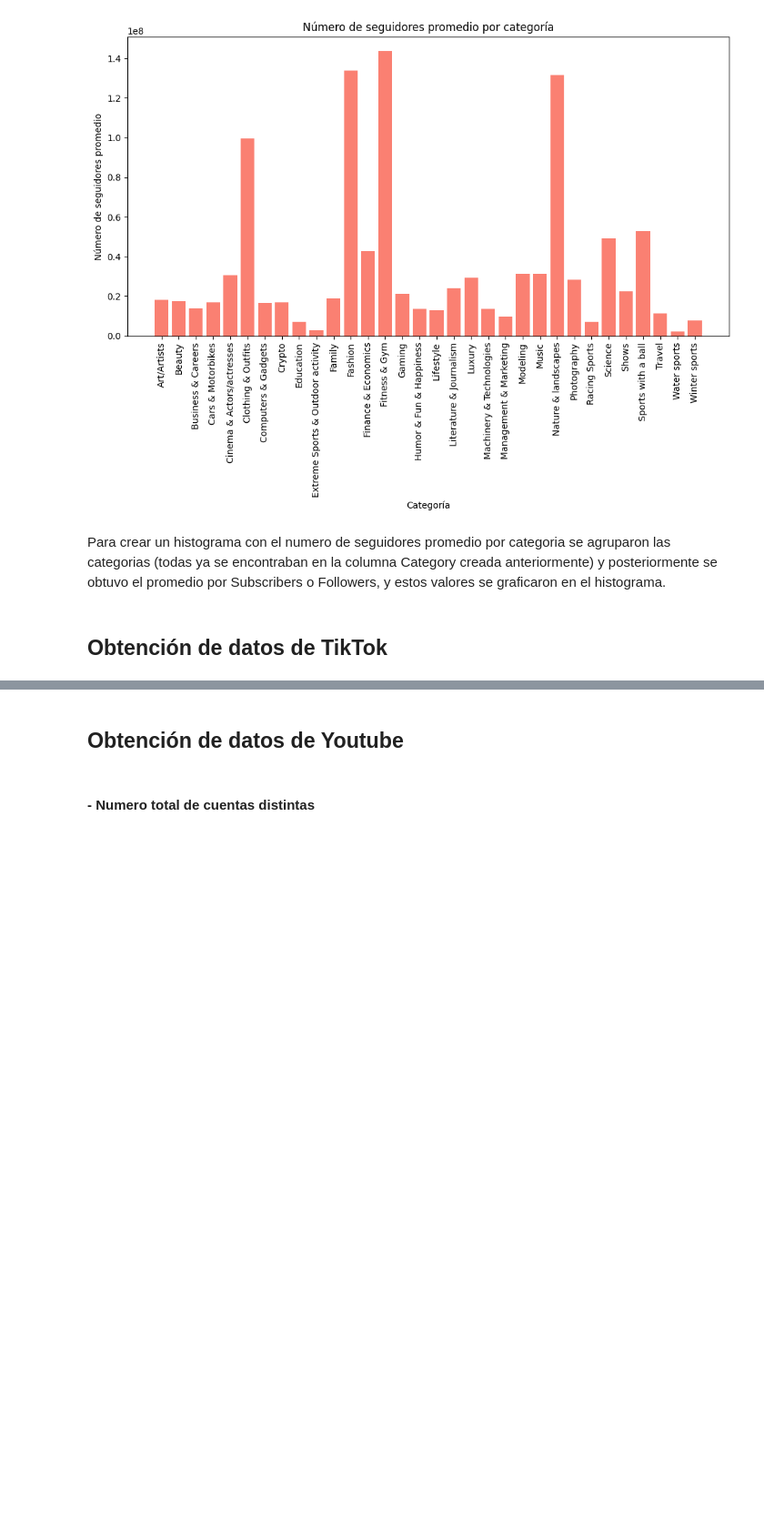
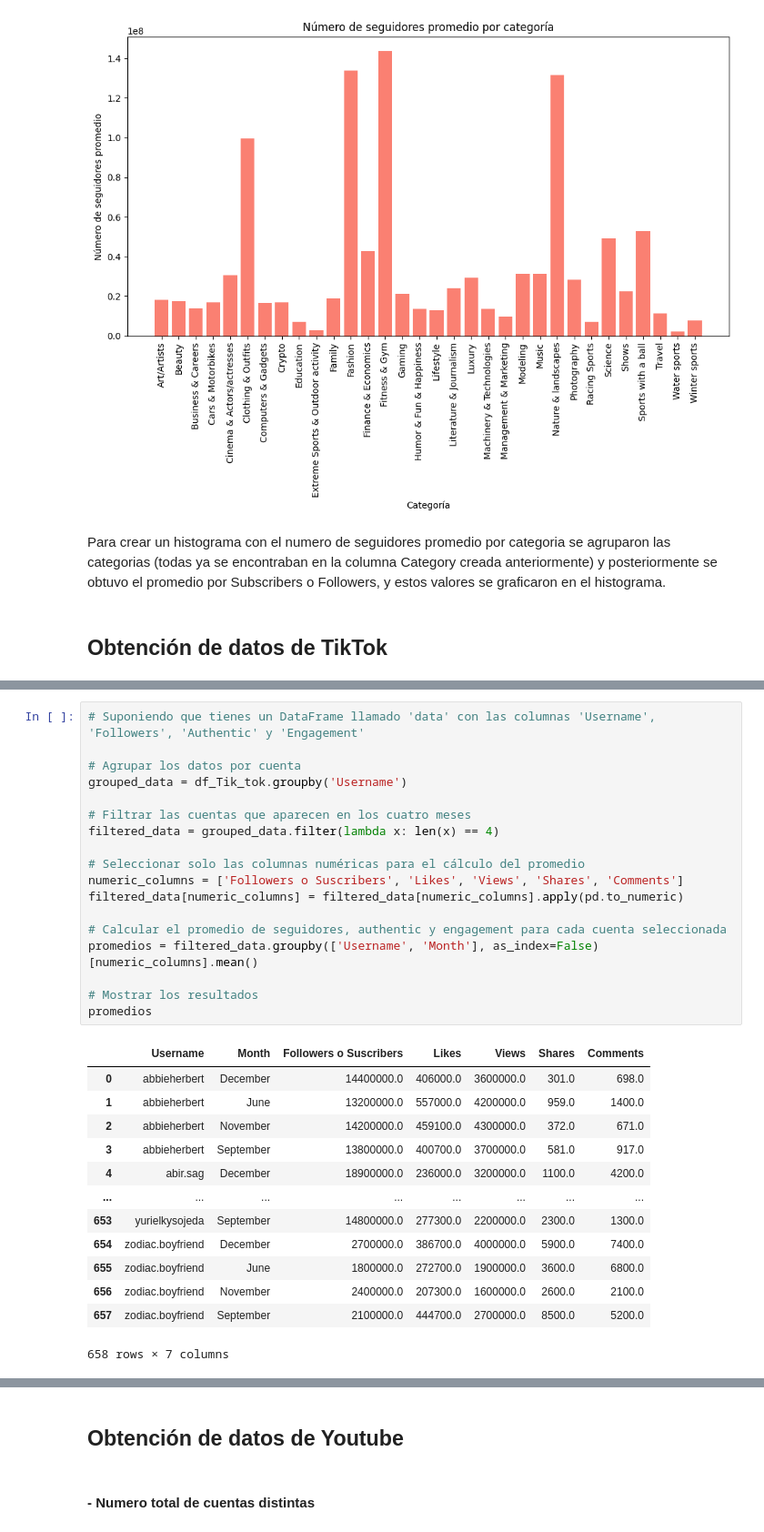
Before and after one commit to MonicaGonzalez30/CienciaDatosLasChicasSuperpoderosas, a Jupyter notebook: Proyectos/Unidad2/Redes_Sociales.ipynb, the cells around one changed output, grey strips where cells are left out. Shown at 91% size. Cells and saved outputs as stored; diff of their text form; blank space fills up the shorter version.

```diff
--- a/Proyectos/Unidad2/Redes_Sociales.ipynb
+++ b/Proyectos/Unidad2/Redes_Sociales.ipynb
@@ -836,0 +871,32 @@ Para crear un histograma con el numero de seguidores promedio por categoria se a
+# %%
+# Suponiendo que tienes un DataFrame llamado 'data' con las columnas 'Username', 'Followers', 'Authentic' y 'Engagement'
+
+# Agrupar los datos por cuenta
+grouped_data = df_Tik_tok.groupby('Username')
+
+# Filtrar las cuentas que aparecen en los cuatro meses
+filtered_data = grouped_data.filter(lambda x: len(x) == 4)
+
+# Seleccionar solo las columnas numéricas para el cálculo del promedio
+numeric_columns = ['Followers o Suscribers', 'Likes', 'Views', 'Shares', 'Comments']
+filtered_data[numeric_columns] = filtered_data[numeric_columns].apply(pd.to_numeric)
+
+# Calcular el promedio de seguidores, authentic y engagement para cada cuenta seleccionada
+promedios = filtered_data.groupby(['Username', 'Month'], as_index=False)[numeric_columns].mean()
+
+# Mostrar los resultados
+promedios
+# %% [output]
+|  | Username | Month | Followers o Suscribers | Likes | Views | Shares | Comments |
+| 0 | abbieherbert | December | 14400000.0 | 406000.0 | 3600000.0 | 301.0 | 698.0 |
+| 1 | abbieherbert | June | 13200000.0 | 557000.0 | 4200000.0 | 959.0 | 1400.0 |
+| 2 | abbieherbert | November | 14200000.0 | 459100.0 | 4300000.0 | 372.0 | 671.0 |
+| 3 | abbieherbert | September | 13800000.0 | 400700.0 | 3700000.0 | 581.0 | 917.0 |
+| 4 | abir.sag | December | 18900000.0 | 236000.0 | 3200000.0 | 1100.0 | 4200.0 |
+| ... | ... | ... | ... | ... | ... | ... | ... |
+| 653 | yurielkysojeda | September | 14800000.0 | 277300.0 | 2200000.0 | 2300.0 | 1300.0 |
+| 654 | zodiac.boyfriend | December | 2700000.0 | 386700.0 | 4000000.0 | 5900.0 | 7400.0 |
+| 655 | zodiac.boyfriend | June | 1800000.0 | 272700.0 | 1900000.0 | 3600.0 | 6800.0 |
+| 656 | zodiac.boyfriend | November | 2400000.0 | 207300.0 | 1600000.0 | 2600.0 | 2100.0 |
+| 657 | zodiac.boyfriend | September | 2100000.0 | 444700.0 | 2700000.0 | 8500.0 | 5200.0 |
+658 rows × 7 columns
```
Also changed, not shown: parts of 78 cells of this notebook.
